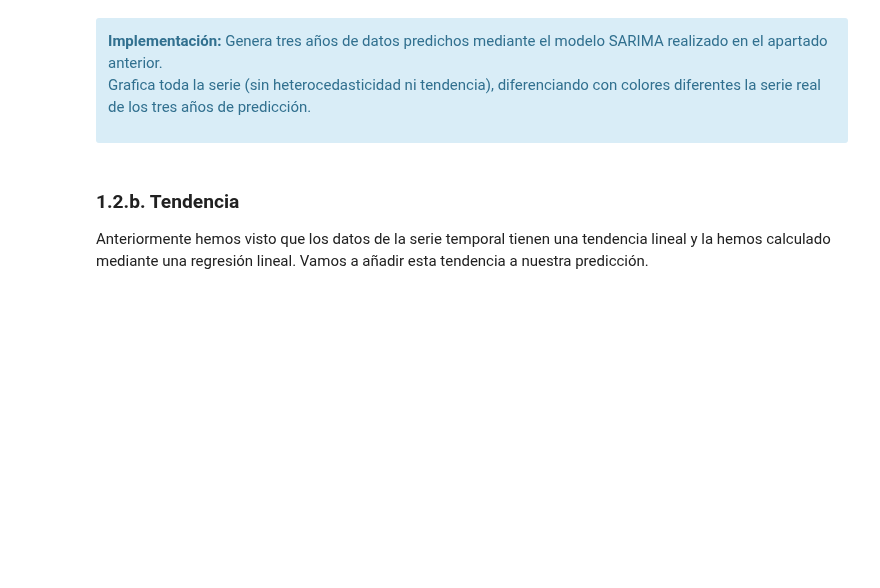
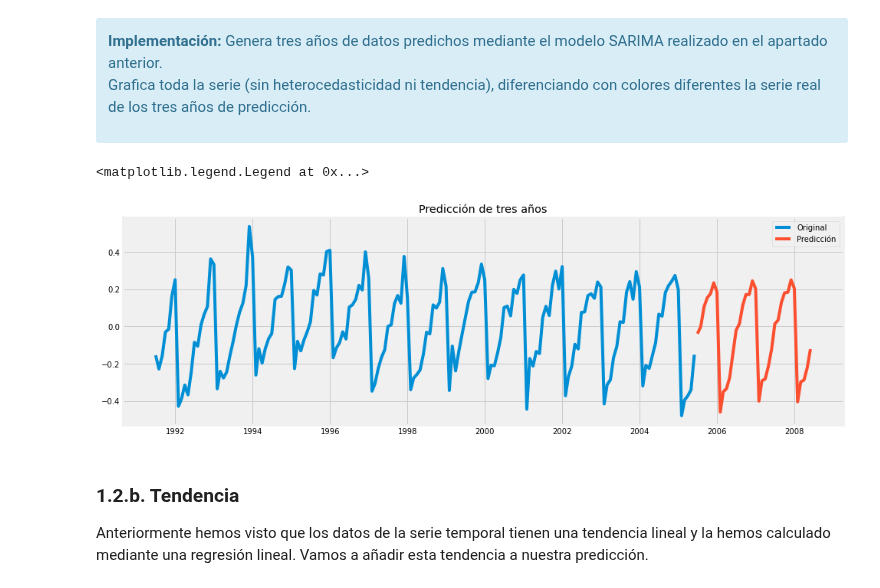
Before and after one commit to mariousm/Data-Science-Master, a Jupyter notebook: 2021-22/PrimerSemestre/Mineria/PEC4/UbiernaSanMamesMario_PEC4.ipynb, the cells around one changed output. Drawn from its saved outputs; the diff is of its cells as text; code cells hidden in the pictures; blank space fills up the shorter version.

```diff
--- a/2021-22/PrimerSemestre/Mineria/PEC4/UbiernaSanMamesMario_PEC4.ipynb
+++ b/2021-22/PrimerSemestre/Mineria/PEC4/UbiernaSanMamesMario_PEC4.ipynb
@@ -344,7 +344,7 @@ Por lo tanto, la función ACF es usada para identificar el proceso de media móv
 Los gráficos generados a partir de estas funciones se denominan **correlogramas**, los cuales contienen bandas con un intervalo de confianza del 95%.
 # %%
 # Creamos el dataframe de los datos sin hetocedasticidad ni tendencia, para así generar los gráficos
-train_log_pure = train_log
+train_log_pure = train_log.copy()
 for i in range(len(detrend)):
     train_log_pure[i] = detrend[i]
 # %%
@@ -384,8 +384,8 @@ Mostrar gráficamente el resultado del modelo junto con la serie original para c
 # %%
 model_sarimax = SARIMAX(train_log_pure, order=(1,0,2), seasonal_order=(2,0,2,12))
 
-resultado_modelo = model_sarimax.fit()
-resultado_modelo = resultado_modelo.fittedvalues
+model_sarimax = model_sarimax.fit()
+resultado_modelo = model_sarimax.fittedvalues
 
 fig, ax = plt.subplots(1, 1, figsize=(15, 5))
 ax.plot(X, train_log_pure)
@@ -413,6 +413,21 @@ Utilizaremos el modelo SARIMA que hemos filtrado antes para predecir los tres pr
 
 Grafica toda la serie (sin heterocedasticidad ni tendencia), diferenciando con colores diferentes la serie real de los tres años de predicción.
 </div>
+# %%
+# Predecimos los valores para los siguientes 3 años
+fecha_inicio = test_log.index[0]
+fecha_final = test_log.index[-1]
+y_pred_sarima = model_sarimax.predict(start=fecha_inicio, end=fecha_final)
+
+# Mostramos la serie total con los valores predichos
+fig, ax = plt.subplots(1, 1, figsize=(15, 5))
+ax.plot(train_log_pure)
+ax.plot(y_pred_sarima)
+plt.title("Predicción de tres años")
+plt.legend(["Original", "Predicción"])
+# %% [output]
+<matplotlib.legend.Legend at 0x...>
+[figure, added]
 # %% [markdown]
 ### 1.2.b. Tendencia
 
```
Also changed, not shown: parts of 5 cells of this notebook.
